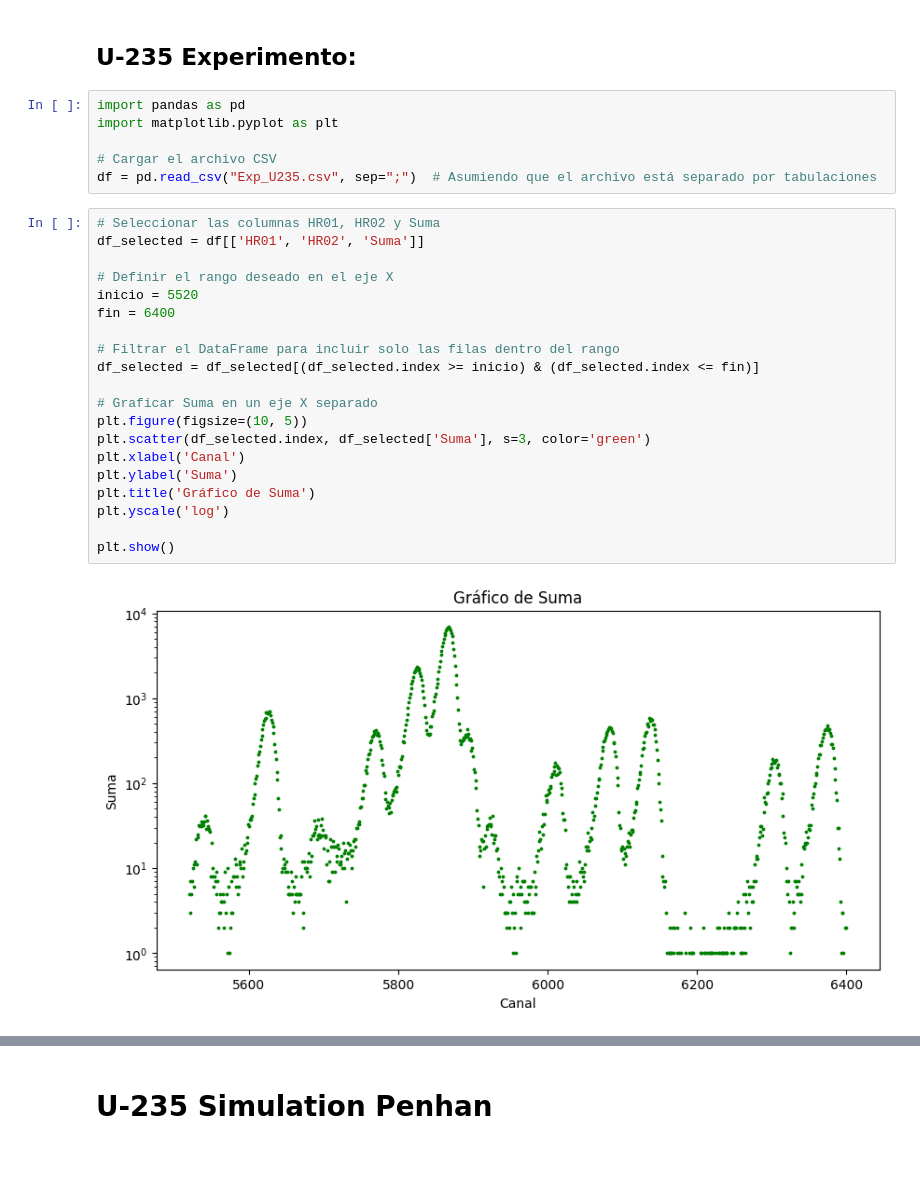
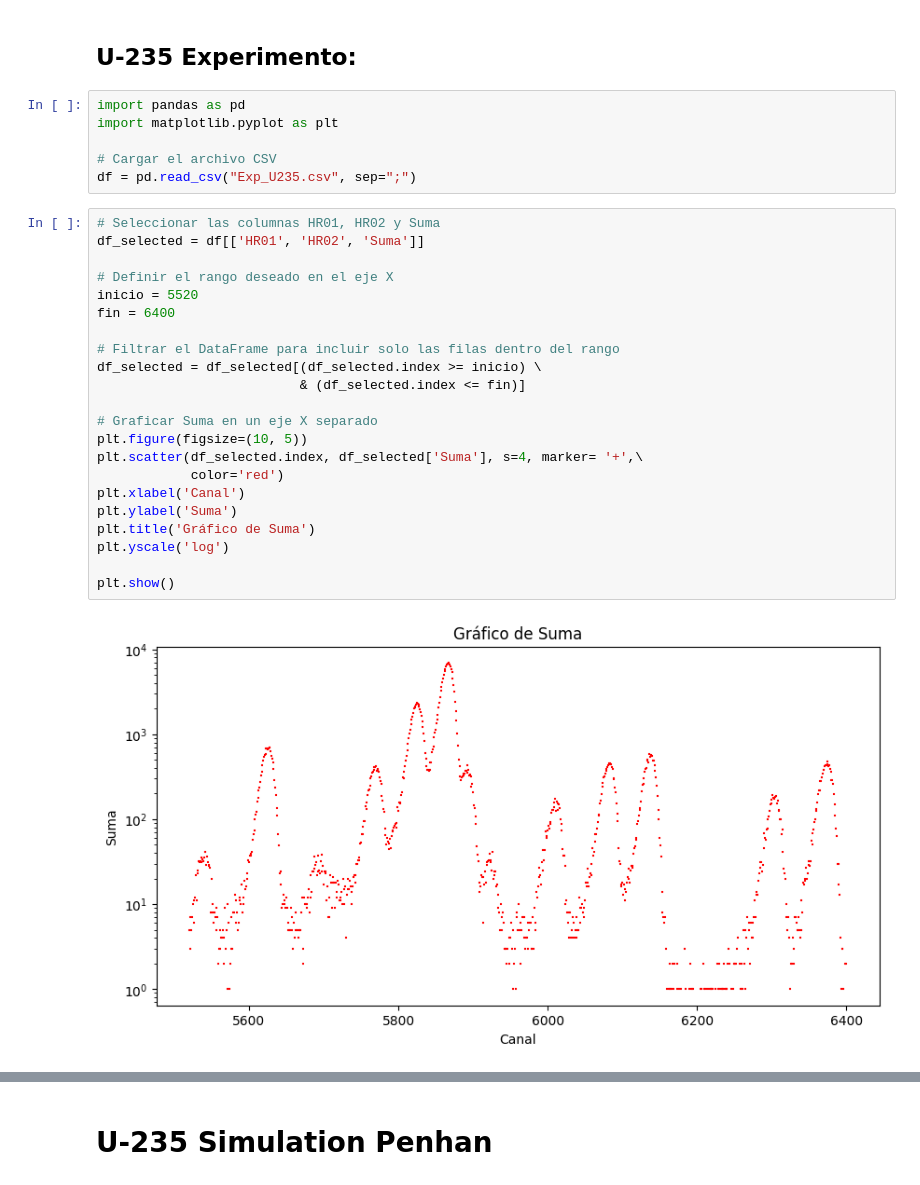
Before and after one commit to carlosherediapimienta/Collaboration_CIEMAT, a Jupyter notebook: U_235.ipynb, the cells around one changed output, grey strips where cells are left out. Drawn from its saved outputs; the diff is of its cells as text.

```diff
--- a/U_235.ipynb
+++ b/U_235.ipynb
@@ -7,27 +7,29 @@ import pandas as pd
 import matplotlib.pyplot as plt
 
 # Cargar el archivo CSV
-df = pd.read_csv("Exp_U235.csv", sep=";")  # Asumiendo que el archivo está separado por tabulaciones
+df = pd.read_csv("Exp_U235.csv", sep=";")
 # %%
 # Seleccionar las columnas HR01, HR02 y Suma
 df_selected = df[['HR01', 'HR02', 'Suma']]
 
 # Definir el rango deseado en el eje X
 inicio = 5520
 fin = 6400
 
 # Filtrar el DataFrame para incluir solo las filas dentro del rango
-df_selected = df_selected[(df_selected.index >= inicio) & (df_selected.index <= fin)]
+df_selected = df_selected[(df_selected.index >= inicio) \
+                          & (df_selected.index <= fin)]
 
 # Graficar Suma en un eje X separado
 plt.figure(figsize=(10, 5))
-plt.scatter(df_selected.index, df_selected['Suma'], s=3, color='green')
+plt.scatter(df_selected.index, df_selected['Suma'], s=4, marker= '+',\
+            color='red')
 plt.xlabel('Canal')
 plt.ylabel('Suma')
 plt.title('Gráfico de Suma')
 plt.yscale('log')
 
 plt.show()
 # %% [output]
-[figure, old version]
+[figure, new version]
 # %%
```
Also changed, not shown: parts of 9 cells of this notebook.
